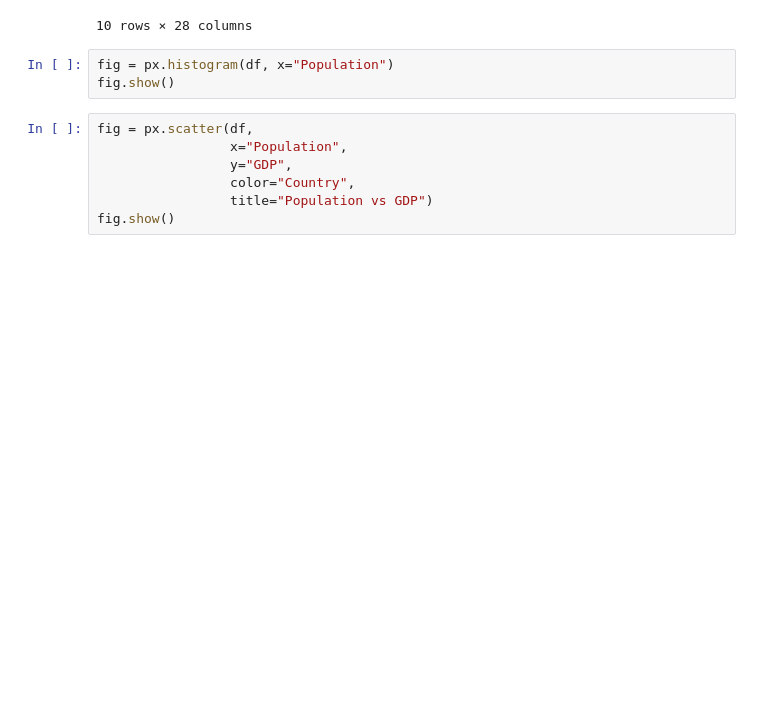
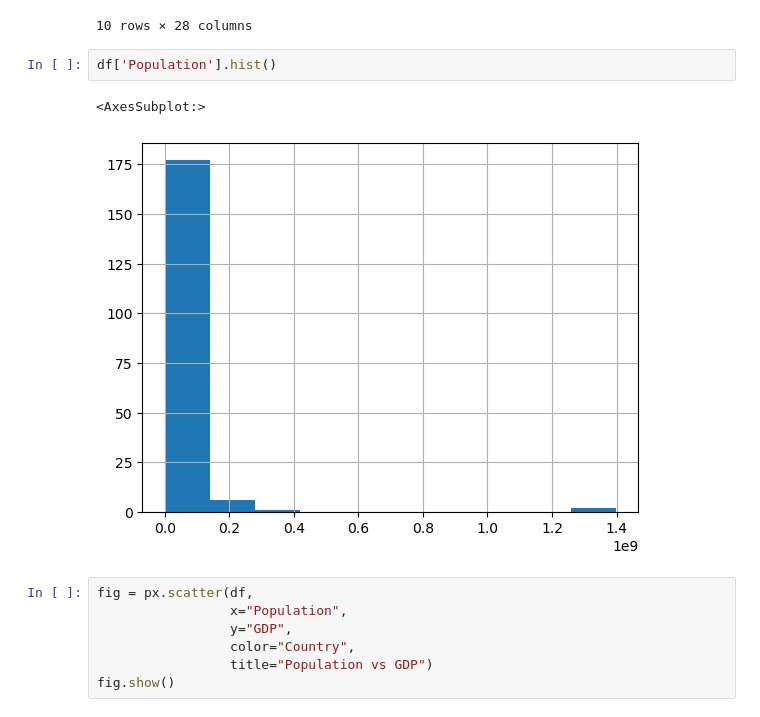
Before and after one commit to Sasseron/Visualization, a Jupyter notebook: World_Data_Matplotlib.ipynb, the cells around one changed output. Drawn from its saved outputs; the diff is of its cells as text; blank space fills up the shorter version.

```diff
--- a/World_Data_Matplotlib.ipynb
+++ b/World_Data_Matplotlib.ipynb
@@ -178,9 +164,11 @@ df_top
 | 143 | Russia | 9 | 1330.0 | 17098240.0 | 11.50 | Moscow | ... |
 | 85 | Japan | 347 | 1230.0 | 377944.0 | 7.40 | Tokyo | ... |
 10 rows × 28 columns
-# %%
-fig = px.histogram(df, x="Population")
-fig.show()
+# %%
+df['Population'].hist()
+# %% [output]
+<AxesSubplot:>
+[figure, added]
 # %%
 fig = px.scatter(df,
                  x="Population",
```
Also changed, not shown: parts of 1 cell of this notebook.
